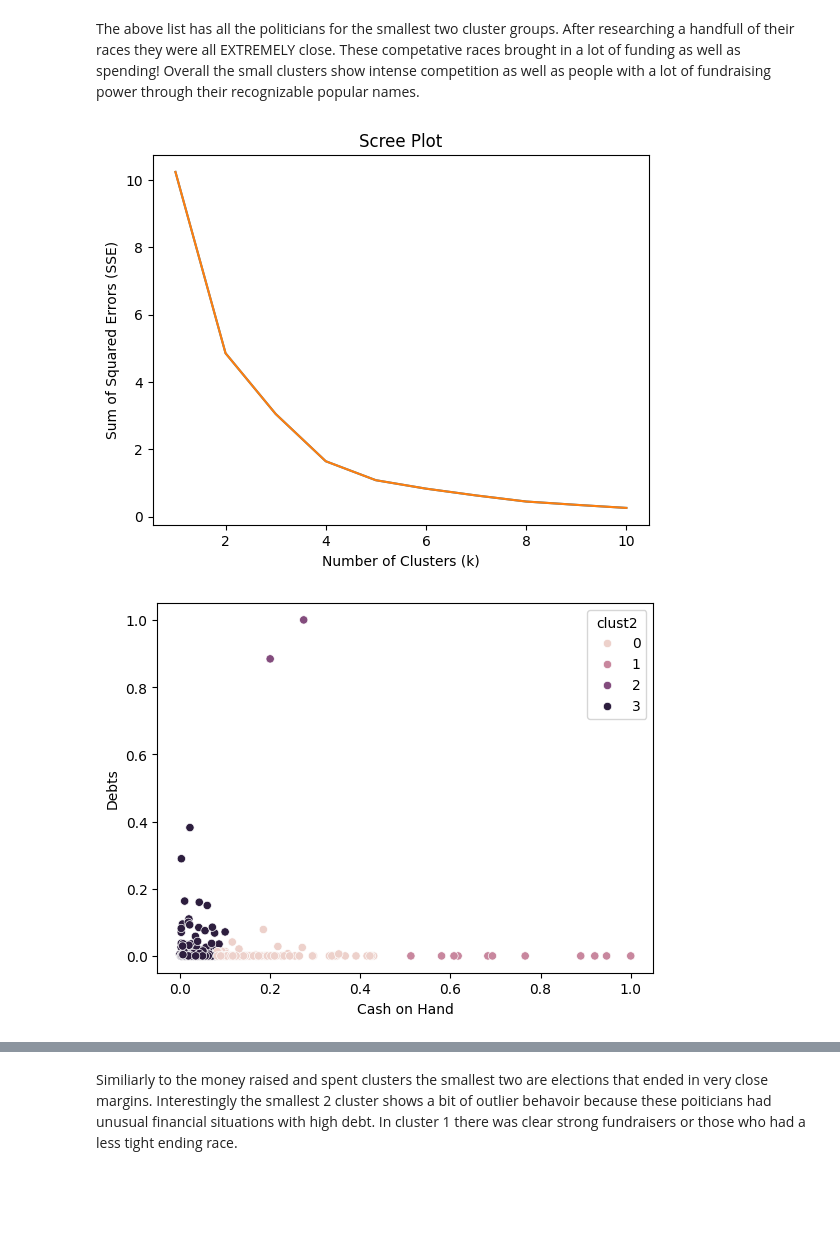
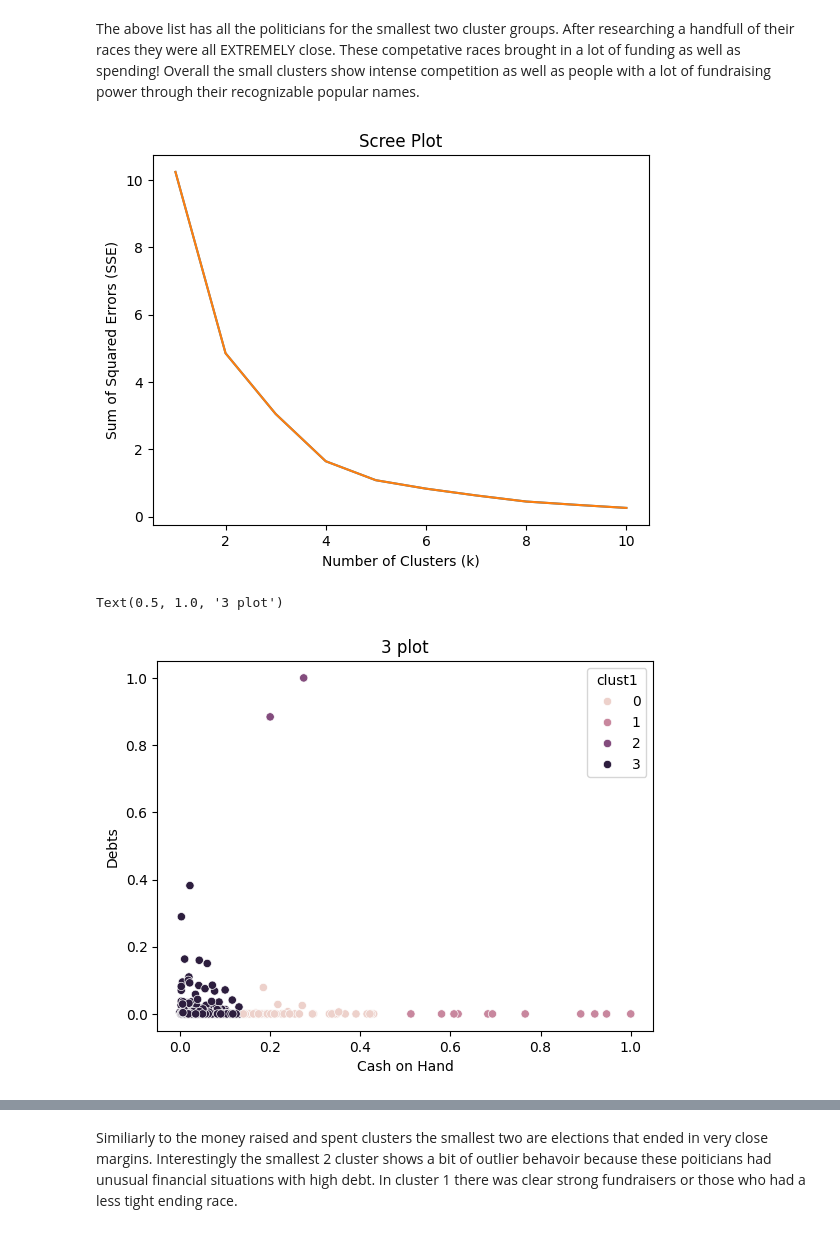
Before and after one commit to nladocsi/DS-2002-F25, a Jupyter notebook: assignment_clustering.ipynb, the cells around one changed output, grey strips where cells are left out. Saved outputs shown, nothing was run; the diff lists cells and outputs as text; code cells hidden in the pictures; blank space fills up the shorter version.

```diff
--- a/assignment_clustering.ipynb
+++ b/assignment_clustering.ipynb
@@ -184,11 +186,9 @@ plt.show()
 # %% [output]
 [figure]
 # %%
-kstar = 3
-model = KMeans(n_clusters=kstar, max_iter=300, n_init = 10, random_state=0) # Create a model for k
-model = model.fit(ec_RS)
-g_hat = model.predict(ec_RS)
-ec['g_hat'] = g_hat
-ec_RS['clust'] = model.labels_
-sns.scatterplot(x=X.iloc[:,0], y=X.iloc[:,1], hue=ec['clust'], style =g_hat)
+k1 = 3
+kmeans = KMeans(n_clusters=k1, max_iter=300, n_init = 10, random_state=0) # Create a model for k
+ec_RS['clust'] = kmeans.fit_predict(ec_RS)
+
+sns.scatterplot(data=ec_RS,x='Raised',y='Spent', hue='clust').set_title('first plot')
 # %% [output]
@@ -238,29 +239,31 @@ The above list has all the politicians for the smallest two cluster groups. Afte
 # %%
 #2.3.1
 ec_CD= ec[["Cash on Hand", "Debts"]].apply(maxmin)
 
 k_bar = 10
 SSE = []
 for k in range(k_bar):
     model = KMeans(n_clusters=k+1, max_iter=300, n_init = 10, random_state=0)
     model.fit(ec_CD)
     SSE.append(model.inertia_)
 
 scree_plot = sns.lineplot(x=np.arange(1,k_bar+1), y=SSE).set_title('Scree Plot')
 
 sns.lineplot(x=np.arange(1, k_bar+1), y=SSE)
 plt.title('Scree Plot')
 plt.xlabel('Number of Clusters (k)')
 plt.ylabel('Sum of Squared Errors (SSE)')
 plt.show()
 
-model2 = AgglomerativeClustering(n_clusters=4, linkage='ward')
-model2.fit(ec_CD)
-ec_CD['clust2'] = model2.labels_
 
-fig2 = sns.scatterplot(x='Cash on Hand', y='Debts', data=ec_CD, hue='clust2')
+k2 = 4
+kmeans = KMeans(n_clusters=k2, max_iter=300, n_init = 10, random_state=0) # Create a model for k
+ec_CD['clust1'] = kmeans.fit_predict(ec_CD)
+
+sns.scatterplot(data=ec_CD, x='Cash on Hand',y='Debts', hue='clust1').set_title('3 plot')
 # %% [output]
 [figure]
+Text(0.5, 1.0, '3 plot')
-[figure, old version]
+[figure, new version]
 # %%
 #2.3.2
```
Also changed, not shown: parts of 7 cells of this notebook.
